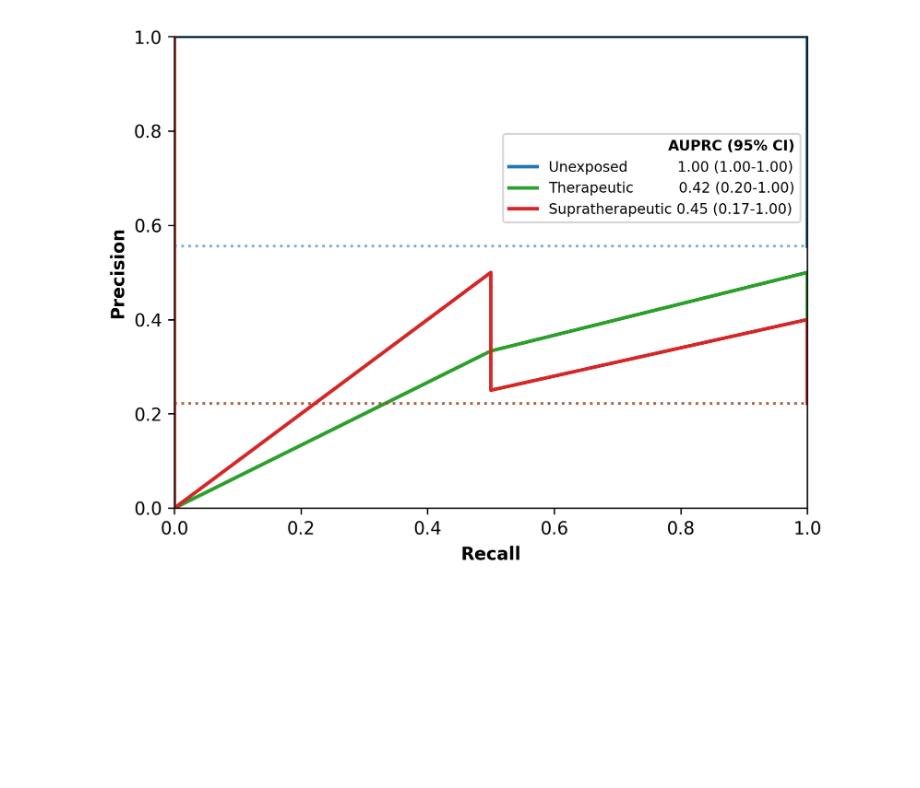
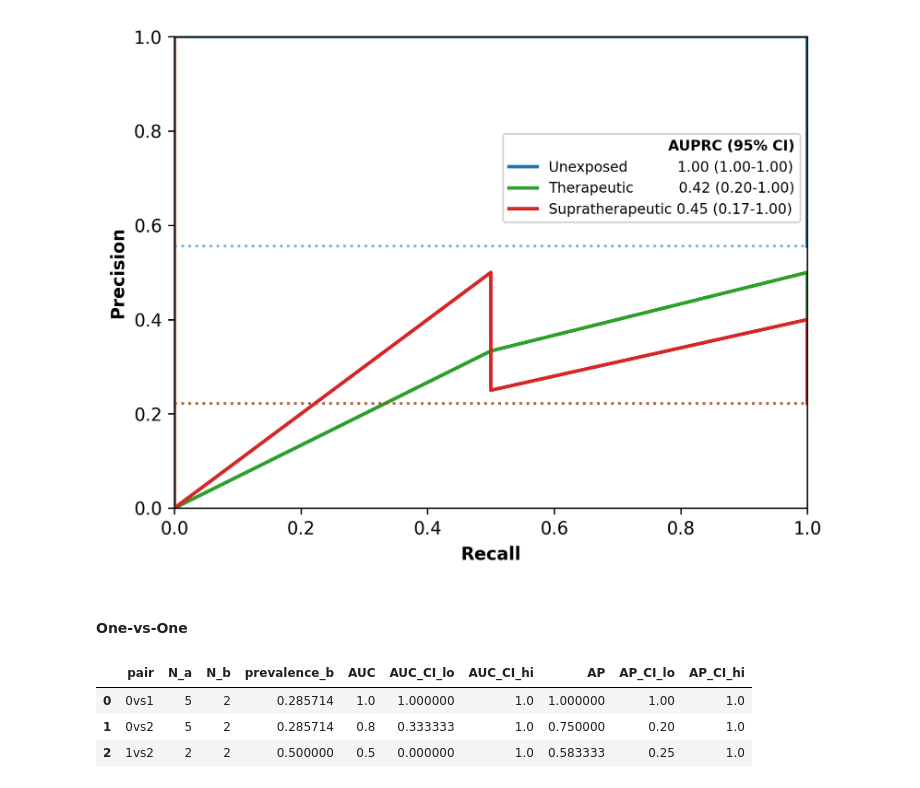
Before and after one commit to elenikaxiras/ECG2DIG, a Jupyter notebook: inference.ipynb, the cells around one changed output. Drawn from its saved outputs; the diff is of its cells as text; code cells hidden in the pictures; blank space fills up the shorter version.

```diff
--- a/inference.ipynb
+++ b/inference.ipynb
@@ -665,3 +637,21 @@ plot_multiclass_pr_df(df_test,
 # %% [output]
 [figure]
 [figure]
+# %% [markdown]
+#### One-vs-One
+# %%
+res_ovo = ovo_metrics_with_ci(
+    df_test,
+    pairs=((0,1),(0,2),(1,2)),
+    calibrate_fn=None,
+    n_boot=1000,
+    seed=42,
+    patient_id_col="patient_id"    # if available
+)
+# 1vs2 means class 2 is the positive
+res_ovo
+# %% [output]
+|  | pair | N_a | N_b | prevalence_b | AUC | AUC_CI_lo | AUC_CI_hi | AP | AP_CI_lo | AP_CI_hi |
+| 0 | 0vs1 | 5 | 2 | 0.285714 | 1.0 | 1.000000 | 1.0 | 1.000000 | 1.00 | 1.0 |
+| 1 | 0vs2 | 5 | 2 | 0.285714 | 0.8 | 0.333333 | 1.0 | 0.750000 | 0.20 | 1.0 |
+| 2 | 1vs2 | 2 | 2 | 0.500000 | 0.5 | 0.000000 | 1.0 | 0.583333 | 0.25 | 1.0 |
```
Also changed, not shown: parts of 12 cells of this notebook, 1 other file.
